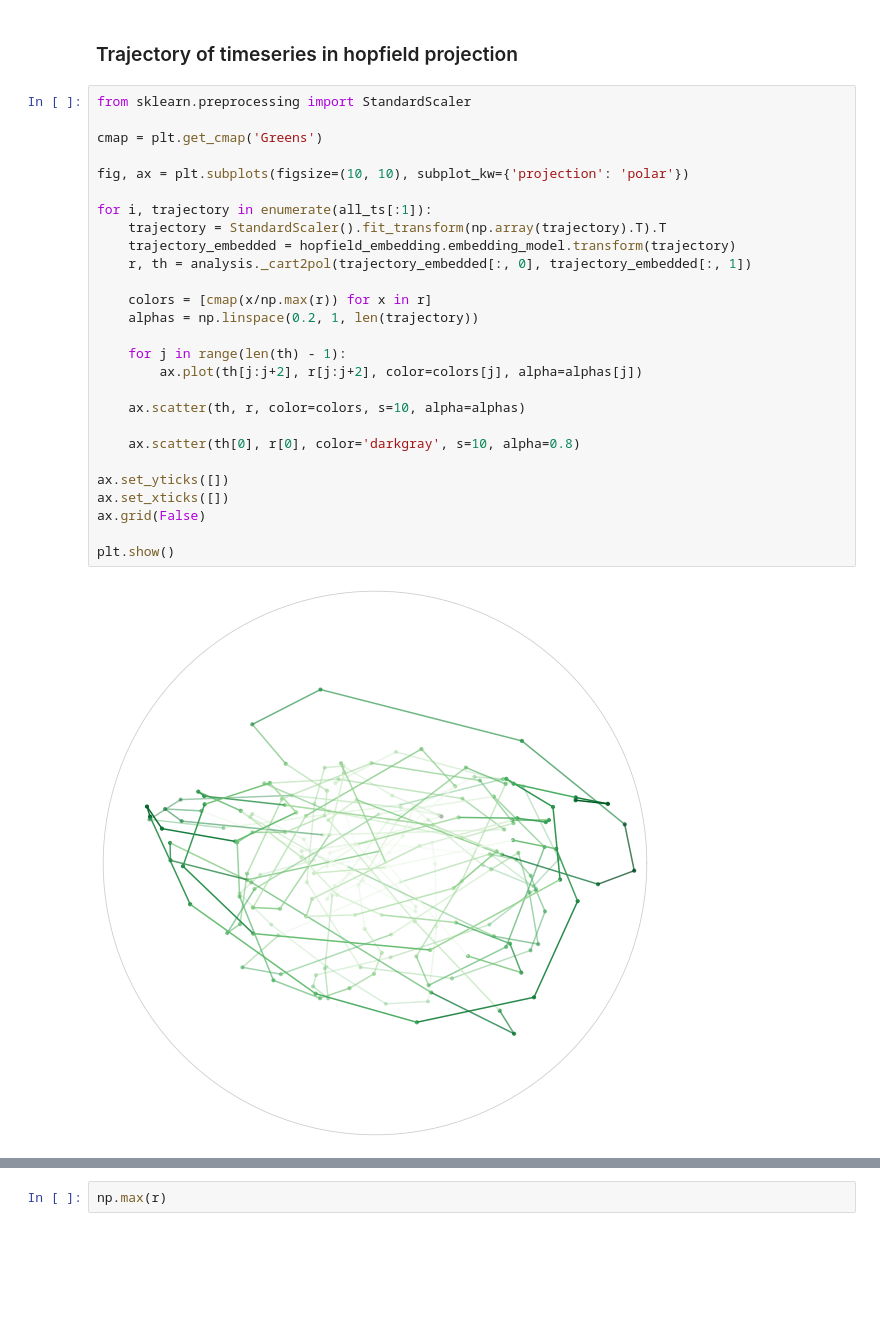
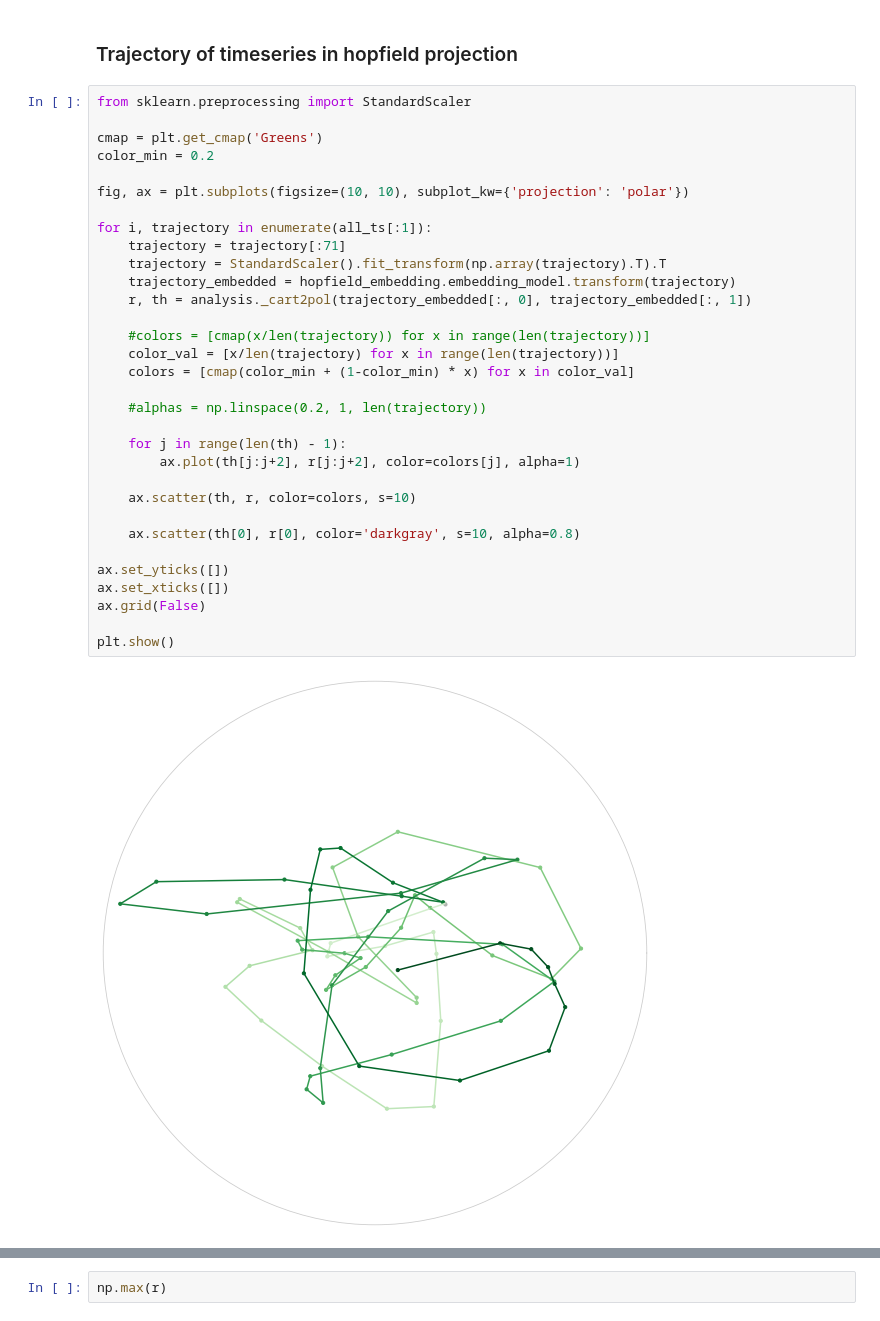
Before and after one commit to pni-lab/connattractor, a Jupyter notebook: notebooks/single_participant_trajectories.ipynb, the cells around one changed output, grey strips where cells are left out. Drawn from its saved outputs; the diff is of its cells as text; blank space fills up the shorter version.

```diff
--- a/notebooks/single_participant_trajectories.ipynb
+++ b/notebooks/single_participant_trajectories.ipynb
@@ -127,29 +127,34 @@ plt.show()
 # %%
 from sklearn.preprocessing import StandardScaler
 
 cmap = plt.get_cmap('Greens')
+color_min = 0.2
 
 fig, ax = plt.subplots(figsize=(10, 10), subplot_kw={'projection': 'polar'})
 
 for i, trajectory in enumerate(all_ts[:1]):
+    trajectory = trajectory[:71]
     trajectory = StandardScaler().fit_transform(np.array(trajectory).T).T
     trajectory_embedded = hopfield_embedding.embedding_model.transform(trajectory)
     r, th = analysis._cart2pol(trajectory_embedded[:, 0], trajectory_embedded[:, 1])
 
-    colors = [cmap(x/np.max(r)) for x in r]
-    alphas = np.linspace(0.2, 1, len(trajectory))
+    #colors = [cmap(x/len(trajectory)) for x in range(len(trajectory))]
+    color_val = [x/len(trajectory) for x in range(len(trajectory))]
+    colors = [cmap(color_min + (1-color_min) * x) for x in color_val]
+
+    #alphas = np.linspace(0.2, 1, len(trajectory))
 
     for j in range(len(th) - 1):
-        ax.plot(th[j:j+2], r[j:j+2], color=colors[j], alpha=alphas[j])
+        ax.plot(th[j:j+2], r[j:j+2], color=colors[j], alpha=1)
 
-    ax.scatter(th, r, color=colors, s=10, alpha=alphas)
+    ax.scatter(th, r, color=colors, s=10)
 
     ax.scatter(th[0], r[0], color='darkgray', s=10, alpha=0.8)
 
 ax.set_yticks([])
 ax.set_xticks([])
 ax.grid(False)
 
 plt.show()
 # %% [output]
-[figure, old version]
+[figure, new version]
```
Also changed, not shown: parts of 5 cells of this notebook.
